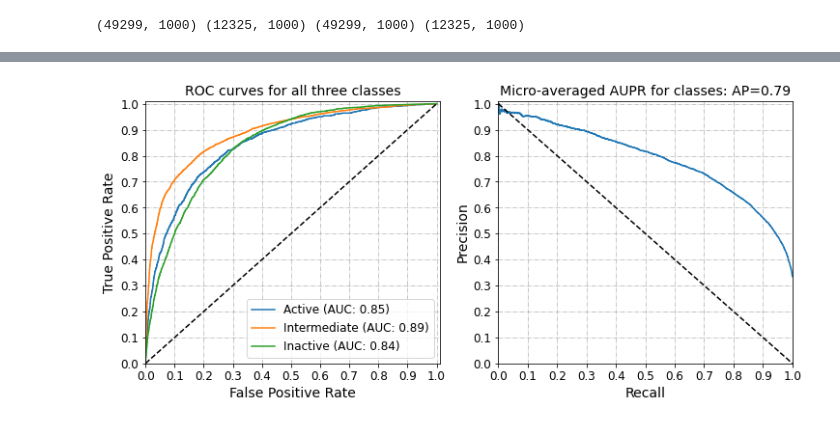
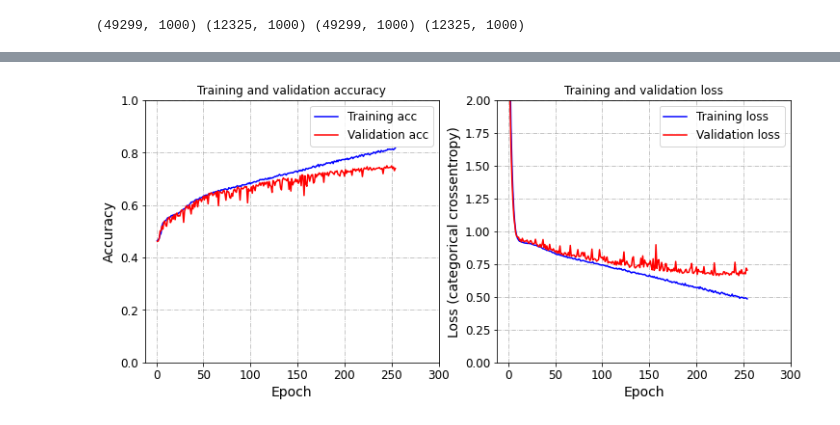
Before and after one commit to TeamSundar/dNNDR, a Jupyter notebook: CD101T10.ipynb, the cells around one changed output, grey strips where cells are left out. Saved outputs shown, nothing was run; the diff lists cells and outputs as text; code cells hidden in the pictures.

```diff
--- a/CD101T10.ipynb
+++ b/CD101T10.ipynb
@@ -9,18 +9,15 @@ import seaborn as sns
 import collections
 
 from tqdm import tqdm
-from functions import MODEL
-from model import architecture
-
+from functions import ANALYSIS
+from architecture import ARCHITECTURE
+import architecture
 
 from collections import Counter
 from IPython.display import Image
 
 from sklearn.preprocessing import LabelEncoder
 from sklearn.model_selection import train_test_split
-from sklearn.metrics import precision_recall_curve
-from sklearn.metrics import average_precision_score
-from sklearn.metrics import roc_curve, auc
 
 from keras.models import Model
 from keras.regularizers import l2
@@ -28,11 +25,13 @@ from keras.constraints import max_norm
 from keras.utils import to_categorical
 from keras.preprocessing.text import Tokenizer
 from keras.preprocessing.sequence import pad_sequences
-from keras.callbacks import ModelCheckpoint
+from keras.callbacks import ModelCheckpoint, EarlyStopping
 from keras.layers import Input, Dense, Dropout, Flatten, Activation, Concatenate, Layer
 from keras.layers import Conv1D, Add, MaxPooling1D, BatchNormalization
 from keras.layers import Embedding, Bidirectional, GlobalMaxPooling1D, LSTM, CuDNNLSTM
+
 import keras.backend as K
+import keras
 
 from tensorflow.compat.v1 import ConfigProto
 from tensorflow.compat.v1 import InteractiveSession
@@ -41,5 +40,7 @@ config = ConfigProto()
 config.gpu_options.allow_growth = True
 session = InteractiveSession(config=config)
 
-obj = MODEL()
-arch_obj = architecture()
+EXP = 'CD101T10'
+
+obj = ANALYSIS(EXP)
+arch_obj = ARCHITECTURE()
@@ -86,9 +89,9 @@ concat = Concatenate()([att_out_target,att_out_drug, dense_drug_des_2])
 
 dense_1 = Dense(512, activation = 'relu',kernel_initializer='glorot_normal')(concat)
 #dense_1_dropout = Dropout(0.1)(dense_1)
-dense_2 = Dense(256, activation = 'relu',kernel_initializer='glorot_normal')(dense_1)
+#dense_2 = Dense(256, activation = 'relu',kernel_initializer='glorot_normal')(dense_1)
+dense_2 = Dense(512, activation = 'relu',kernel_initializer='glorot_normal')(dense_1)
 dense_2_dropout = Dropout(0.2)(dense_2)
-#dense_3 = Dense(512, activation = 'relu',kernel_initializer='glorot_normal')(dense_2)
 
 x_output = Dense(3, activation='softmax')(dense_2_dropout)
 
@@ -96,4 +99,4 @@ x_output = Dense(3, activation='softmax')(dense_2_dropout)
 model1 = Model(inputs=[input_target, input_drug, input_drug_des], outputs=x_output)
 model1.compile(optimizer='adam', loss='categorical_crossentropy', metrics=['accuracy'])
 
-model1.summary()
+#model1.summary()
@@ -133,6 +110,12 @@ histories = []
 # %% [output]
 (49299, 1000) (12325, 1000) (49299, 1000) (12325, 1000)
 # %%
+# Early Stopping & checkpoint
+es = EarlyStopping(monitor='val_loss', patience=30, verbose=1)
+filepath='checkpoints/'+EXP+'/improvement_'+EXP+'.hdf5'
+model_checkpoint = ModelCheckpoint(filepath, monitor='val_loss', verbose=1, save_best_only=True, mode='min')
+histories = []
+
 history = model1.fit(
     [train_target, train_drug, train_des], y_train,
     epochs=500, batch_size=256,
@@ -214,35 +143,4 @@ average_precision["micro"] = average_precision_score(y_test, y_pred_keras, avera
-# %%
-fig, ax = plt.subplots(1,2,figsize=(12,5))
-
-for i, activity in zip(range(3),['Active', 'Intermediate','Inactive']):
-    ax[0].plot(fpr[i], tpr[i], label=activity+' (AUC: %0.2f)' % roc_auc[i], alpha=1)
-ax[0].plot([0, 1], [0, 1], 'k--')
-ax[0].set_ylim([0.0, 1.01])
-ax[0].set_xlim([0.0, 1.01])
-ax[0].set_yticks(np.arange(0, 1.1, 0.1))
-ax[0].set_xticks(np.arange(0, 1.1, 0.1))
-ax[0].set_title('ROC curves for all three classes', fontsize=14)
-ax[0].set_xlabel('False Positive Rate', fontsize=14)
-ax[0].set_ylabel('True Positive Rate', fontsize=14)
-#ax.set_title('Receiver operating characteristic ('+train_test+')', fontsize=14)
-ax[0].tick_params(axis="x", labelsize=12)
-ax[0].tick_params(axis="y", labelsize=12)
-ax[0].grid(linestyle='-.', linewidth=0.7)
-ax[0].legend(fontsize=12)
-
-ax[1].step(recall['micro'], precision['micro'], where='post')
-ax[1].set_xlabel('Recall', fontsize=14)
-ax[1].set_ylabel('Precision', fontsize=14)
-ax[1].plot([0, 1], [1, 0], 'k--')
-ax[1].set_ylim([0.0, 1.01])
-ax[1].set_xlim([0.0, 1.00])
-ax[1].set_yticks(np.arange(0, 1.1, 0.1))
-ax[1].set_xticks(np.arange(0, 1.1, 0.1))
-ax[1].set_title(
-    'Micro-averaged AUPR for classes: AP={0:0.2f}'
-    .format(average_precision["micro"]), fontsize=14)
-ax[1].tick_params(axis="x", labelsize=12)
-ax[1].tick_params(axis="y", labelsize=12)
-ax[1].grid(linestyle='-.', linewidth=0.7)
-# %% [output]
-[figure, removed]
+# %%
+obj.plotTrainingPerf(history, save=False)
+# %% [output]
+[figure, added]
```
Also changed, not shown: parts of 10 cells of this notebook.
